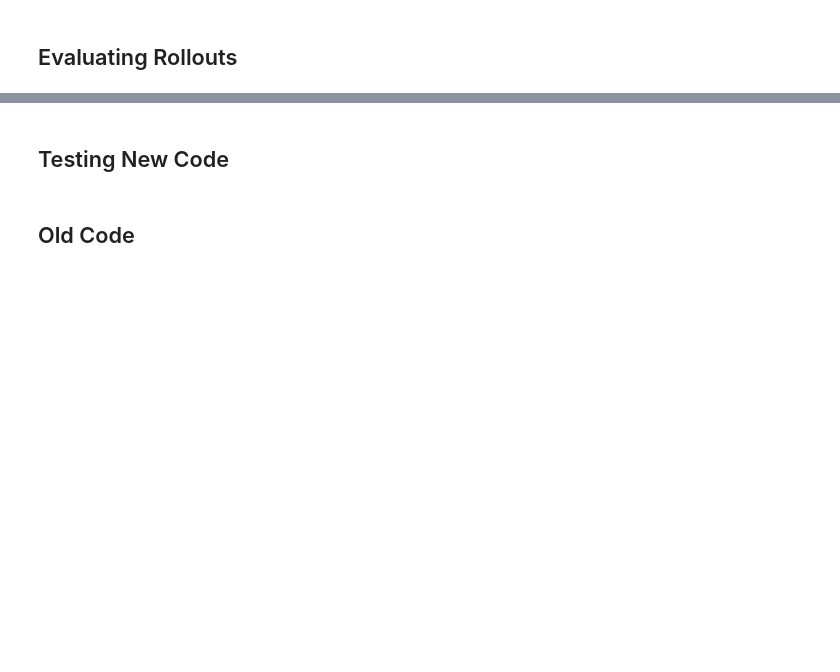
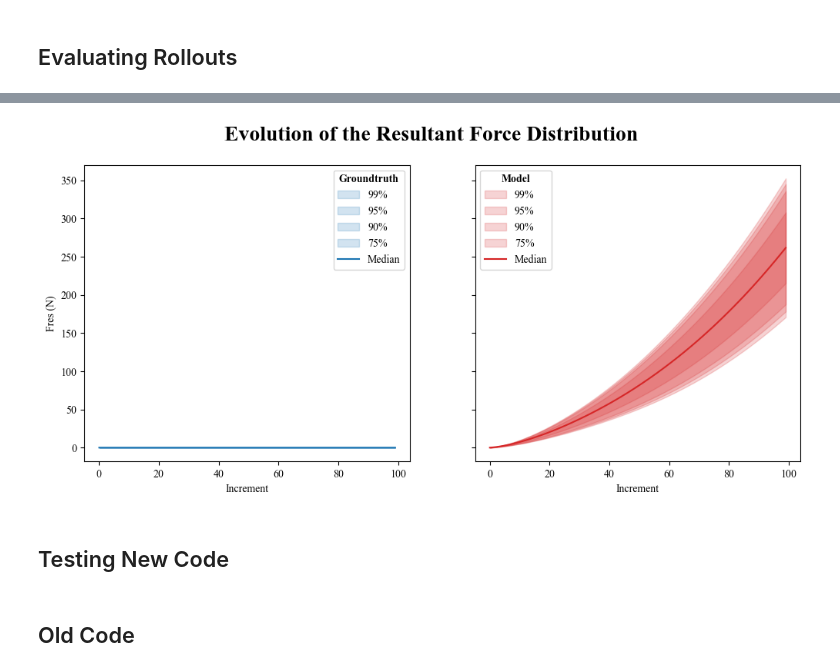
Before and after one commit to MaxGeraedts/DEM-GNN, a Jupyter notebook: Equivariant_model.ipynb, the cells around one changed output, grey strips where cells are left out. Saved outputs shown, nothing was run; the diff lists cells and outputs as text; code cells hidden in the pictures; blank space fills up the shorter version.

```diff
--- a/Equivariant_model.ipynb
+++ b/Equivariant_model.ipynb
@@ -257,7 +241,9 @@ fig, axs = PlotStressComparison(Rollout,Fcontact_GT,Fcontact_ML,False)
 # %%
 from Plotting import PlotForceDistributionComparison
 quantiles = [1,5,10,25,50]
-fig, ax = PlotForceDistributionComparison(Fnorm_GT,Fnorm_ML,quantiles,False)
+fig, ax = PlotForceDistributionComparison(Fnorm_GT,Fnorm_ML,quantiles,True)
+# %% [output]
+[figure, added]
 # %%
 import pyvista as pv
 from Plotting import MakeGIF, PlotMeshNormals
```
Also changed, not shown: parts of 14 cells of this notebook, 2 other files.
